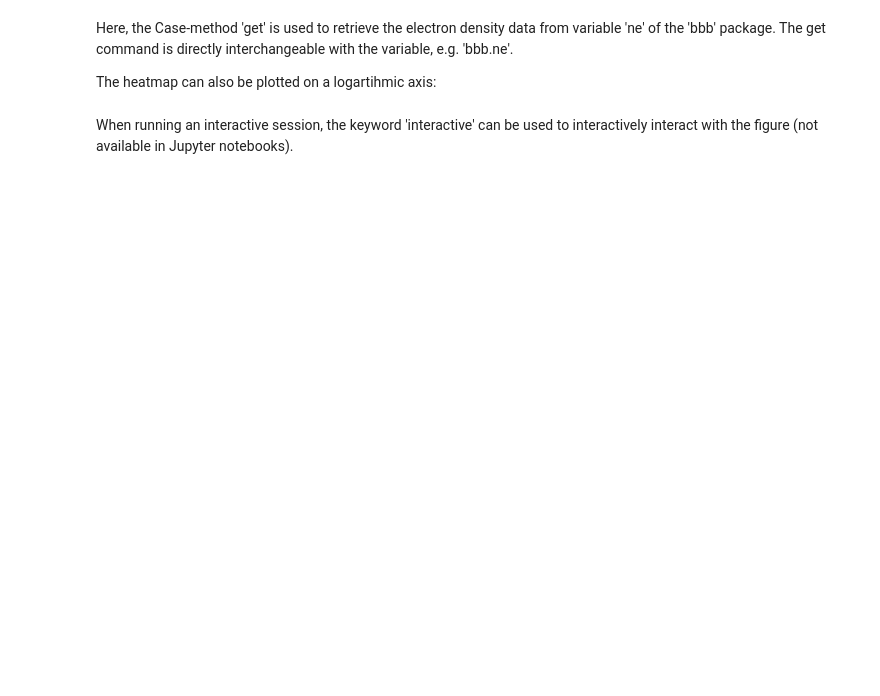
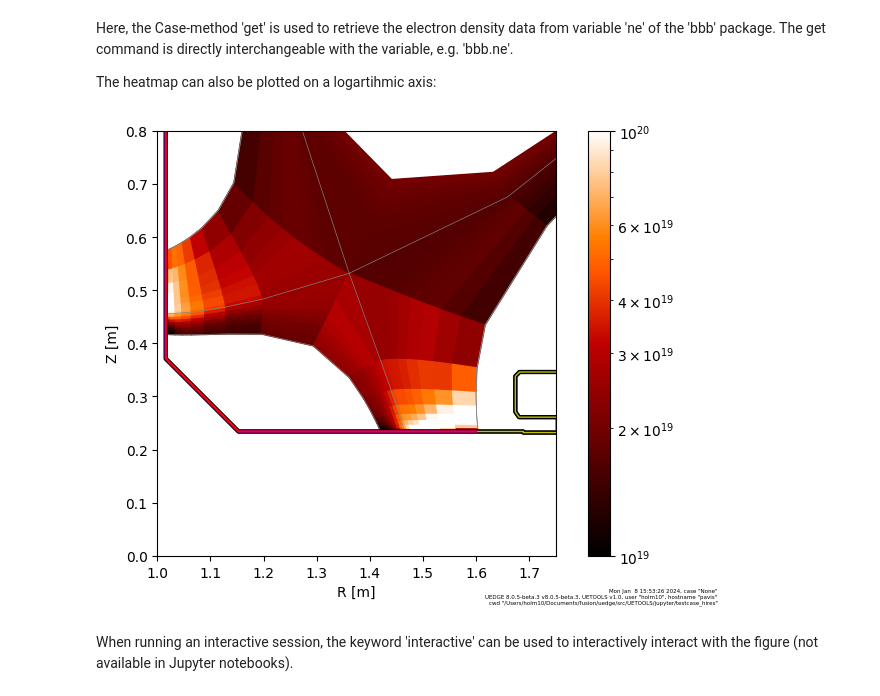
Before and after one commit to LLNL/UETOOLS, a Jupyter notebook: jupyter/1_introduction.ipynb, the cells around one changed output. Cells and saved outputs as stored; diff of their text form; code cells hidden in the pictures; blank space fills up the shorter version.

```diff
--- a/jupyter/1_introduction.ipynb
+++ b/jupyter/1_introduction.ipynb
@@ -63,7 +285,17 @@ Here, the Case-method 'get' is used to retrieve the electron density data from v
 
 The heatmap can also be plotted on a logartihmic axis:
 # %%
-#c.plotmesh(bbb.ne, log=True, xlim=(1, 1.75), ylim=(0,0.8), figsize=(7,5), zrange=(1e19,1e20), cmap='gist_heat');
+c.plotmesh(
+    bbb.ne,
+    log=True,
+    xlim=(1, 1.75),
+    ylim=(0,0.8),
+    figsize=(7,5),
+    zrange=(1e19,1e20),
+    cmap='gist_heat'
+);
+# %% [output]
+[figure, added]
 # %% [markdown]
 When running an interactive session, the keyword 'interactive' can be used to interactively interact with the figure (not available in Jupyter notebooks).
 # %%
```
Also changed, not shown: parts of 46 cells of this notebook.
